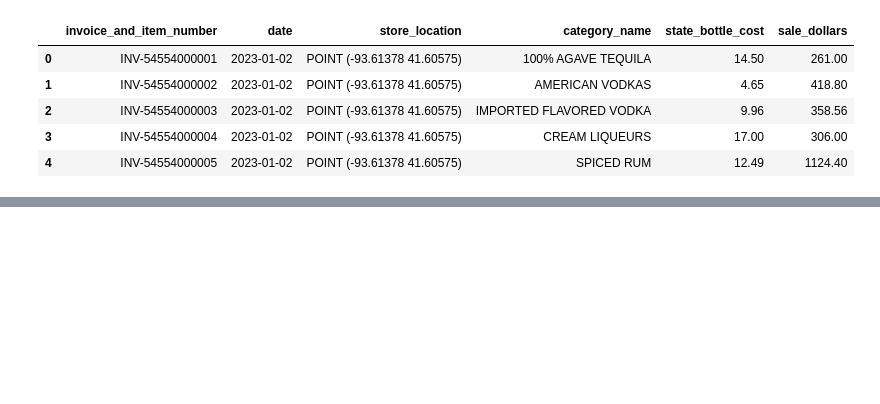
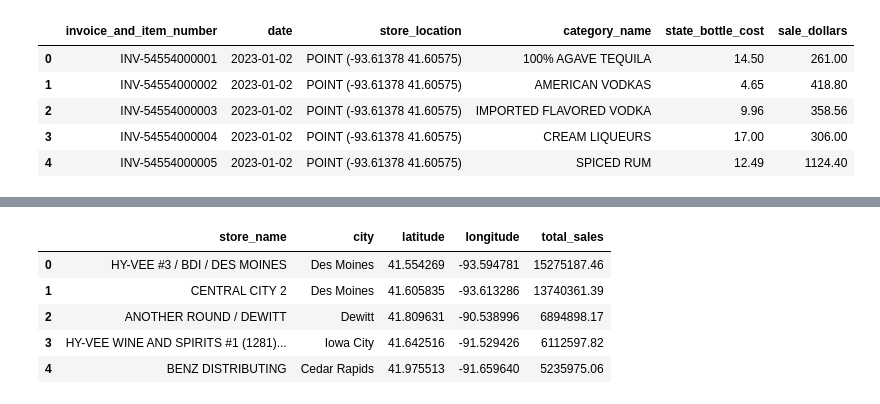
Before and after one commit to magda2307/pjatk-idh, a Jupyter notebook: data-warehouse-iowa-liquor/notebooks/etl_demo.ipynb, the cells around one changed output, grey strips where cells are left out. Drawn from its saved outputs; the diff is of its cells as text; code cells hidden in the pictures; blank space fills up the shorter version.

```diff
--- a/data-warehouse-iowa-liquor/notebooks/etl_demo.ipynb
+++ b/data-warehouse-iowa-liquor/notebooks/etl_demo.ipynb
@@ -128,0 +176,9 @@ display(df_sem)
+# %%
+display(query_db("SELECT TOP 5 store_name, city, latitude, longitude, total_sales FROM sem.vw_sales_map_points ORDER BY total_sales DESC;"))
+# %% [output]
+|  | store_name | city | latitude | longitude | total_sales |
+| 0 | HY-VEE #3 / BDI / DES MOINES | Des Moines | 41.554269 | -93.594781 | 15275187.46 |
+| 1 | CENTRAL CITY 2 | Des Moines | 41.605835 | -93.613286 | 13740361.39 |
+| 2 | ANOTHER ROUND / DEWITT | Dewitt | 41.809631 | -90.538996 | 6894898.17 |
+| 3 | HY-VEE WINE AND SPIRITS #1 (1281)... | Iowa City | 41.642516 | -91.529426 | 6112597.82 |
+| 4 | BENZ DISTRIBUTING | Cedar Rapids | 41.975513 | -91.659640 | 5235975.06 |
```
Also changed, not shown: parts of 30 cells of this notebook.
